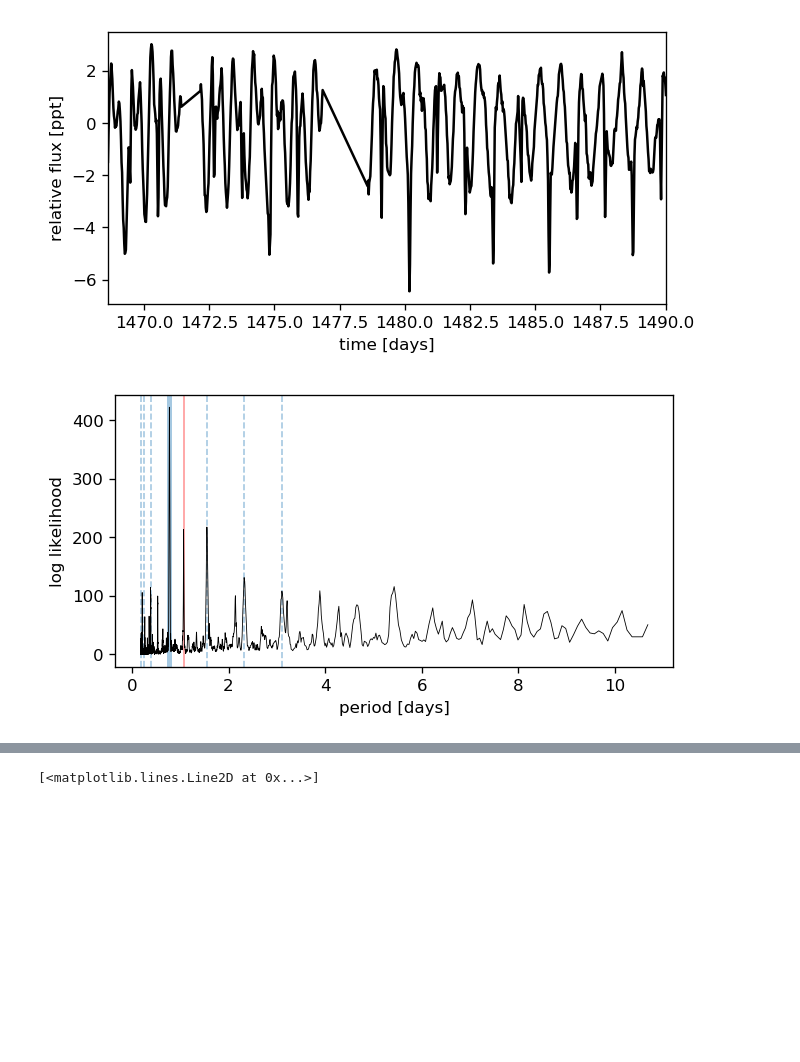
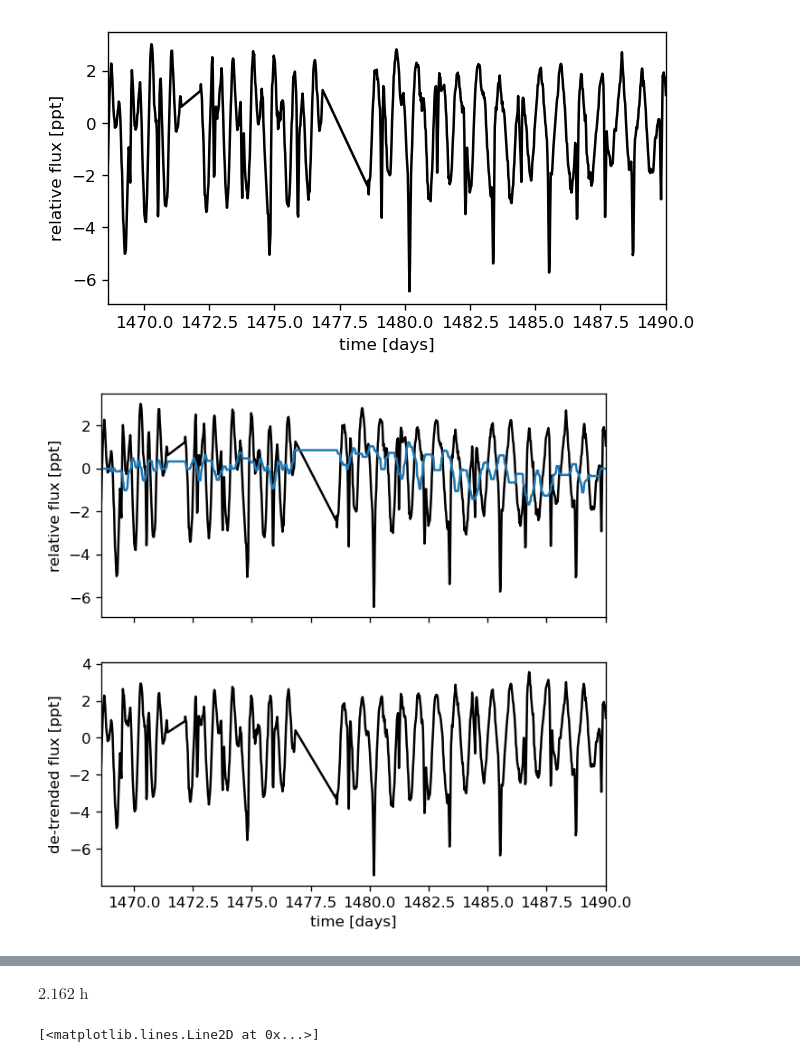
Before and after one commit to ruoyanwangdr/Dectection-of-Bright-Transiting-Exoplanet-with-MASCARA-TESS, a Jupyter notebook: ls_1359354.ipynb, the cells around one changed output, grey strips where cells are left out. Cells and saved outputs as stored; diff of their text form; code cells hidden in the pictures; blank space fills up the shorter version.

Commit message:
Refine periodogram in 1359354 and create 1562404

```diff
--- a/ls_1359354.ipynb
+++ b/ls_1359354.ipynb
@@ -42,11 +42,27 @@ ax.set_xlim(t.min().value, t.max().value)
 ax.set_xlabel("time [days]")
 ax.set_ylabel("relative flux [ppt]");
 
+from scipy.signal import medfilt
+trend = medfilt(y, 45)
+mu = np.median(y)
+y_filt =(y - trend)
+
+fig, axes = plt.subplots(2, 1, sharex=True, figsize=(6, 6))
+ax = axes[0]
+ax.plot(t, y, "k")
+ax.plot(t, trend)
+ax.set_ylabel("relative flux [ppt]")
+
+ax = axes[1]
+ax.plot(t, y_filt, "k")
+ax.set_xlim(t.min().value, t.max().value)
+ax.set_xlabel("time [days]")
+ax.set_ylabel("de-trended flux [ppt]");
+
 #durations = np.linspace(6, 8, 100) * u.day
-durations = 2.162 * u.h
-model = BLS(t, y)
+durations = 1.66 * u.h # 1.66 in website, 2.162 in report.
+model = BLS(t, y_filt)
 results = model.autopower(durations, frequency_factor=5.0)
-#print(results)
 
 # Find the period of the peak
 period = results.period[np.argmax(results.power)]
@@ -67,7 +83,8 @@ ax.plot(results.period, results.power, "k", lw=0.5)
 ax.set_xlabel("period [days]")
 ax.set_ylabel("log likelihood");
 
-#period = 1.071*u.d
+period = 1.071*u.d
+duration = 2.162*u.h
 
 #print(model.compute_stats(period, duration, t0))
 
@@ -75,34 +92,34 @@ ax.set_ylabel("log likelihood");
 index = np.argmax(results.power)
 #period = results.period[index]
 t0 = results.transit_time[index]
-duration = results.duration[index]
+#duration = results.duration[index]
 
 fig, axes = plt.subplots(2, 1, figsize=(6, 6))
 fig.subplots_adjust(hspace=0.3)
 
 # Plot the light curve and best-fit model
 ax = axes[0]
 ax.plot(t, y, ".k", ms=3)
 x = np.linspace(t.min(), t.max(), 3*len(t))
 f = model.model(x, period, duration, t0)
 #ax.set_xlim(1481,1483)
 #ax.set_xlim(1520,1525)
 ax.plot(x, f, lw=0.75)
 ax.set_xlabel("time [days]")
 ax.set_ylabel("de-trended flux [ppt]");
 
 # Plot the folded data points within 0.5 days of the transit time
 ax = axes[1]
 x = (t - t0 + 0.5*period) % period - 0.5*period
 m = np.abs(x) < 0.5 * u.day
-ax.plot(x, y, ".k", ms=3)
+ax.plot(x, y_filt, ".k", ms=3)
 
 # Over-plot the best fit model
 x = np.linspace(-0.5, 0.5, 1000) * u.day
 f = model.model(x + t0, period, duration, t0)
 ax.plot(x, f, lw=0.75)
 ax.set_xlabel("time since transit [days]")
 ax.set_ylabel("de-trended flux [ppt]");
 # %% [output]
 [figure]
-[figure, old version]
+[figure, new version]
@@ -110 +128,5 @@ ax.set_ylabel("de-trended flux [ppt]");
+# %%
+duration
+# %% [output]
+$2.162 \; \mathrm{h}$
 # %%
```
Also changed, not shown: parts of 3 cells of this notebook, 2 other files.
